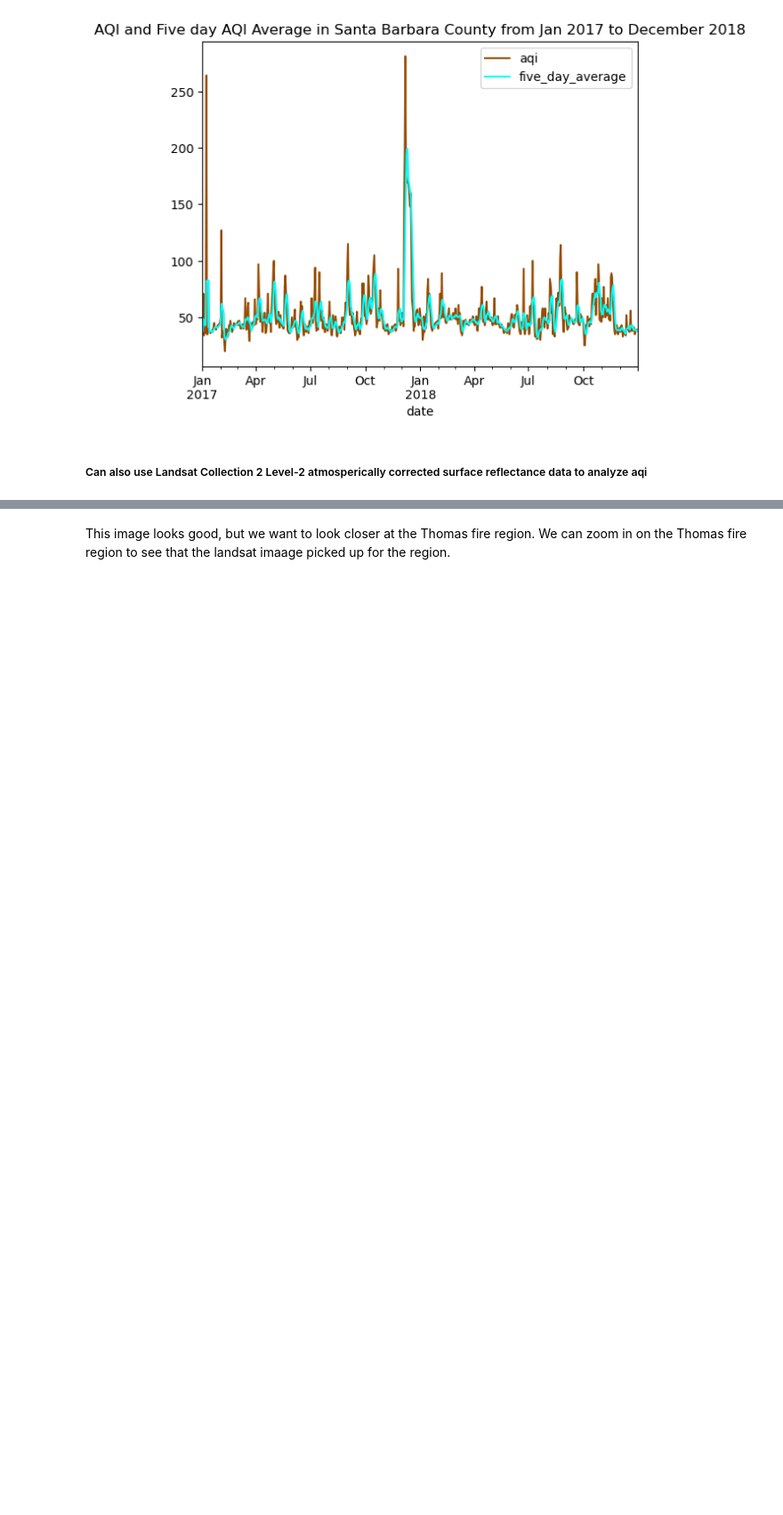
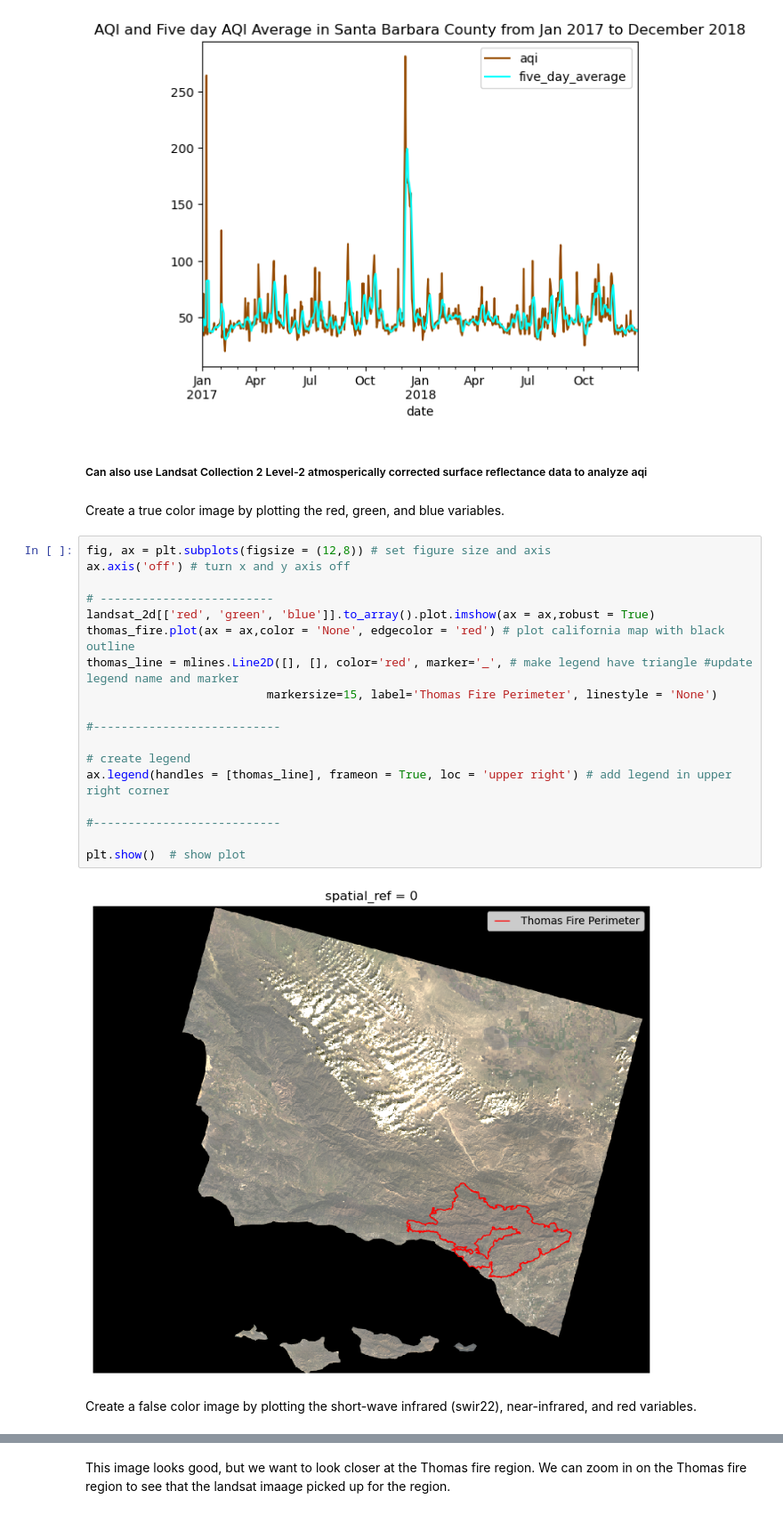
Before and after one commit to annieradams/eds220-hwk4-project-repo, a Jupyter notebook: air_quality_index.ipynb, the cells around one changed output, grey strips where cells are left out. Shown at 89% size. Cells and saved outputs as stored; diff of their text form; blank space fills up the shorter version.

```diff
--- a/air_quality_index.ipynb
+++ b/air_quality_index.ipynb
@@ -163,4 +144,28 @@ aqi_sb.plot(use_index = True, # include index as x axis
 [figure]
 # %% [markdown]
 ##### Can also use Landsat Collection 2 Level-2 atmosperically corrected surface reflectance data to analyze aqi
+# %% [markdown]
+Create a true color image by plotting the red, green, and blue variables.
+# %%
+fig, ax = plt.subplots(figsize = (12,8)) # set figure size and axis
+ax.axis('off') # turn x and y axis off
+
+# -------------------------
+landsat_2d[['red', 'green', 'blue']].to_array().plot.imshow(ax = ax,robust = True)
+thomas_fire.plot(ax = ax,color = 'None', edgecolor = 'red') # plot california map with black outline
+thomas_line = mlines.Line2D([], [], color='red', marker='_', # make legend have triangle #update legend name and marker
+                          markersize=15, label='Thomas Fire Perimeter', linestyle = 'None')
+
+#---------------------------
+
+# create legend
+ax.legend(handles = [thomas_line], frameon = True, loc = 'upper right') # add legend in upper right corner
+
+#---------------------------
+
+plt.show()  # show plot
+# %% [output]
+[figure, added]
+# %% [markdown]
+Create a false color image by plotting the short-wave infrared (swir22), near-infrared, and red variables.
 # %%
```
Also changed, not shown: parts of 10 cells of this notebook, 8 other files.
